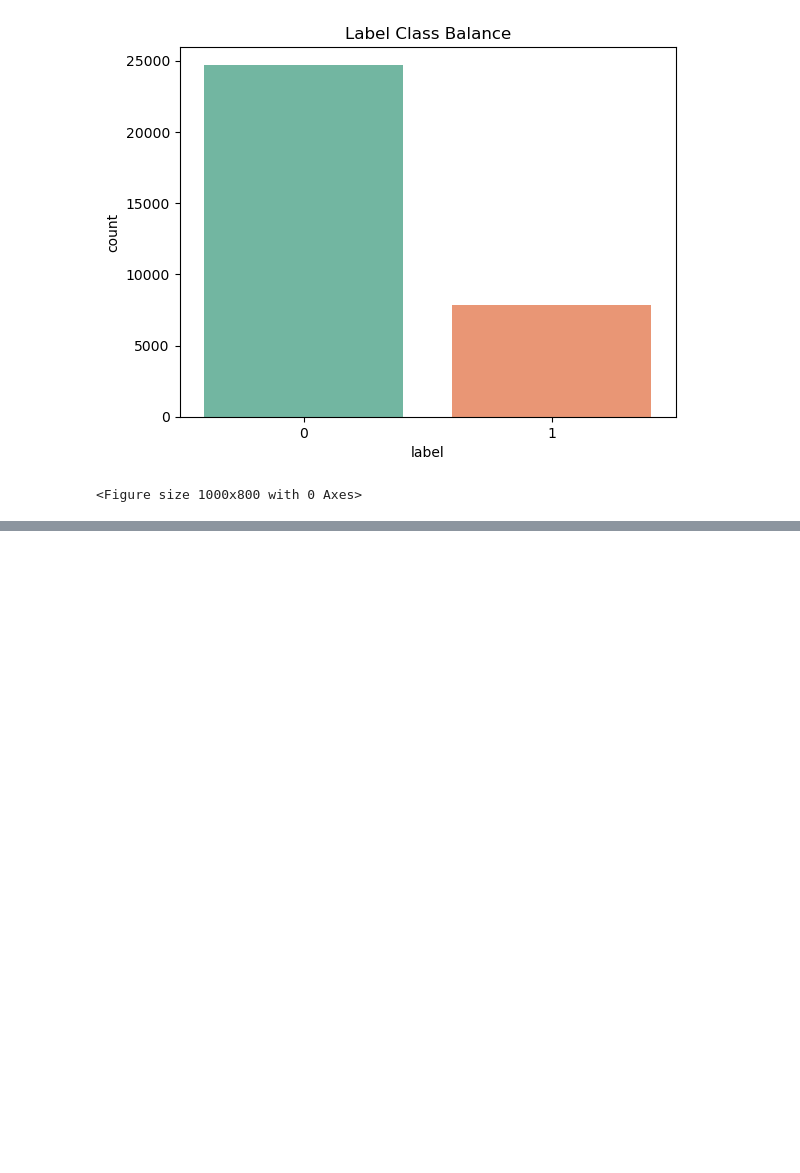
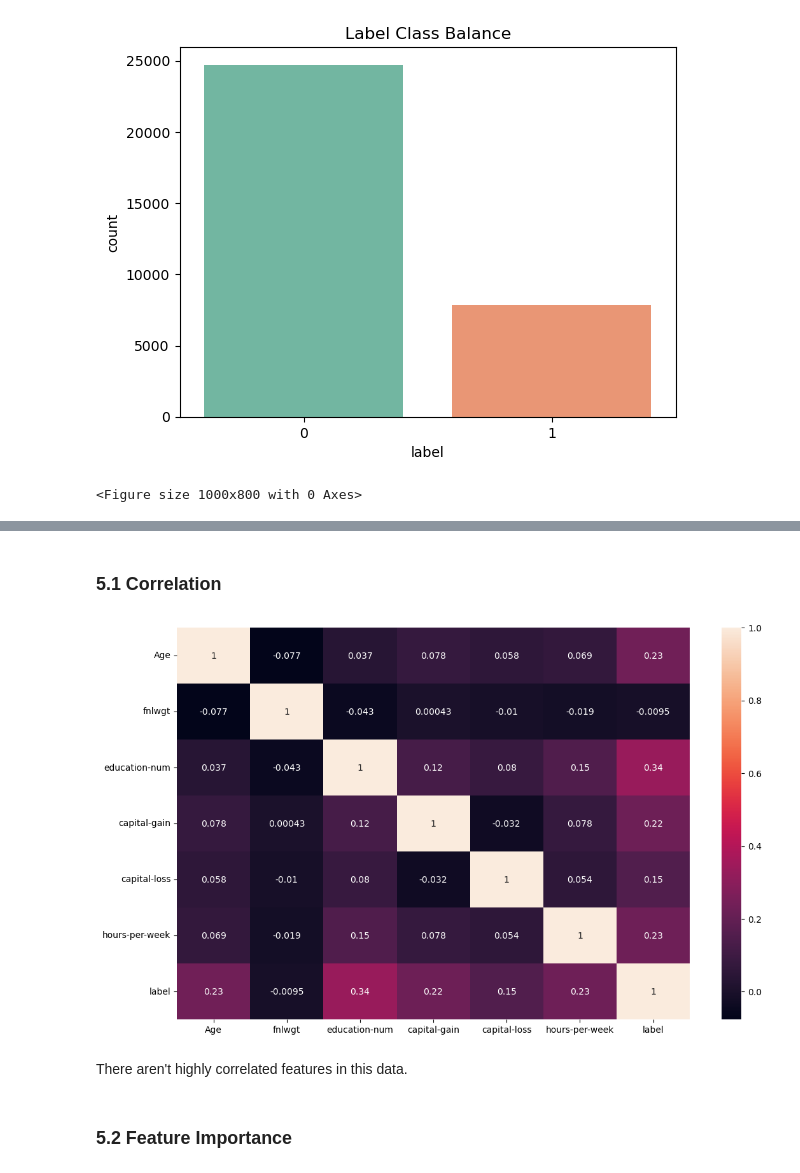
Before and after one commit to rkadey/Income-Prediction, a Jupyter notebook: ML Classification Notebook.ipynb, the cells around one changed output, grey strips where cells are left out. Saved outputs shown, nothing was run; the diff lists cells and outputs as text; code cells hidden in the pictures; blank space fills up the shorter version.

```diff
--- a/ML Classification Notebook.ipynb
+++ b/ML Classification Notebook.ipynb
@@ -60,7 +63,7 @@ def cleandata(df):
     return df
 
 # read our train adult data
-data = cleandata("adult.csv")
+data = cleandata("adult train.csv")
 data.head()
 # %% [output]
 |  | Age | workclass | fnlwgt | education | education-num | marital-status | occupation | relationship | ... |
@@ -144,3 +149,8 @@ dfSummary(data, is_collapsible = False)
 # %% [markdown]
 From our checks above, our data consists of 32,561 rows and 15 columns. The data has no <b>missing values</b> but with 24 diplicated records.<br><br>
 The mean age of participantrs is 39 with 73 distinct age values. In workclass column, 1,836 representing 5.6% have unknown values, 1,843 (5.7%) are unknown under occupation columns. 583 representing 1.8% have their native countries unknown.Our target column has two labels denoting binary classification problem.
+# %%
+# Replace '?' value in workclass, occupation and native-country columns.
+lst = ['workclass', 'occupation', 'native-country']
+data[lst] = data[lst].apply(lambda x: x.str.strip())
+data[lst] = data[lst].replace('?', 'Unknown')
@@ -450,0 +393,12 @@ ValueError: Invalid parameter bag_of_words for estimator SVC(). Check the list o
+# %% [markdown]
+### 5.1 Correlation
+# %%
+plt.rcParams["figure.figsize"] = (13, 8)
+sns.heatmap(data.corr(),annot = True)
+plt.show()
+# %% [output]
+[figure, added]
+# %% [markdown]
+There aren't highly correlated features in this data.
+# %% [markdown]
+### 5.2 Feature Importance
```
Also changed, not shown: parts of 41 cells of this notebook, 1 other file.
